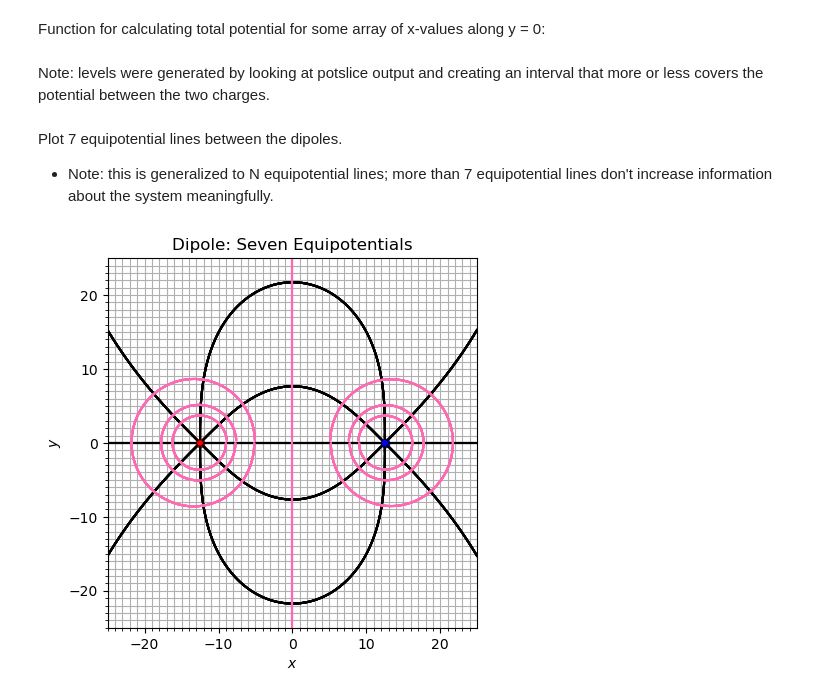
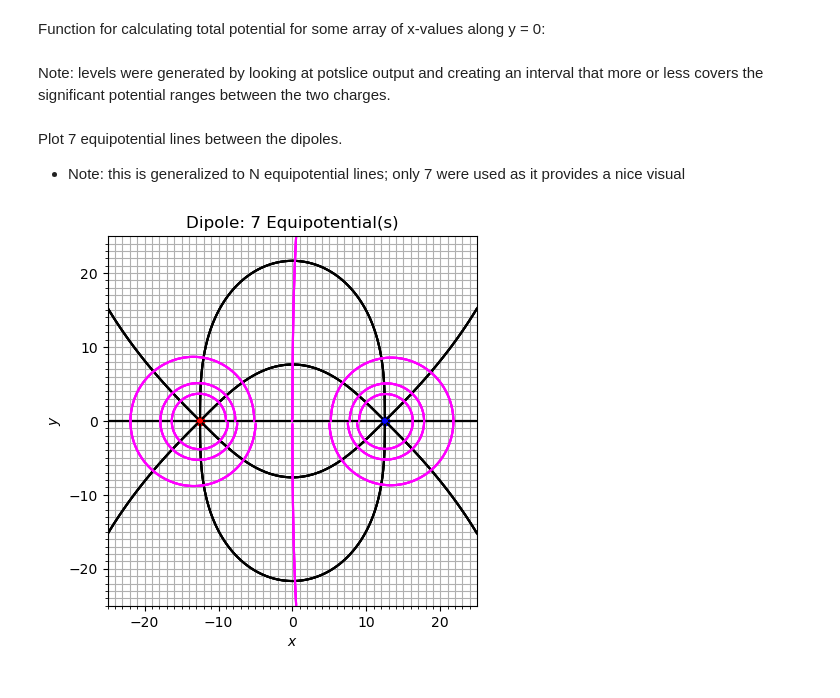
Before and after one commit to a-gilotra/Computational_EM, a Jupyter notebook: Unit3.ipynb, the cells around one changed output. Saved outputs shown, nothing was run; the diff lists cells and outputs as text; code cells hidden in the pictures.

```diff
--- a/Unit3.ipynb
+++ b/Unit3.ipynb
@@ -289,0 +286,10 @@ Plotting equipotentials:
+# %%
+def rk22(xi, yi, Ex, Ey, charges, h):
+    xmid, ymid = euler(xi, yi, Ex, Ey, h/2)
+    Exmid, Eymid = net_efield(xmid, ymid, charges)
+    Exmidrot, Eymidrot = -Eymid, Exmid  # Rotate electric field
+
+    xi, yi = euler(xi, yi, Exmidrot, Eymidrot, h) # Use rotated electric field to calculate final position
+
+
+    return xi, yi
@@ -290,29 +301,24 @@ Plotting equipotentials:
 # %%
 def equipotential(start, charges, ax, h, lim, tol):
     current = start
-    count  = 0
 
     while True:
         Ex, Ey = net_efield(current[0], current[1], charges)
 
-        Exrot, Eyrot = Ey, -Ex
+        new = rk22(current[0], current[1], Ex, Ey, charges, h)
 
-        new = rk2(current[0], current[1], Exrot, Eyrot, h)
-
-        if count > 10:
-            if term(new, start, tol):
-                break
+        if not termination(current, start, lim, lim, tol, True) and termination(new, start, lim, lim, tol, True):
+            break # New termination criteria: if the new point is within the range and the current point is not, then terminate
 
         if new[0] < -lim or new[0] > lim or new[1] < -lim or new[1] > lim:
-            new = (np.clip(-new[0], -lim, lim), np.clip(-new[1], -lim, lim) )
-            current = new
-            continue
+            new = (np.clip(new[0], -lim, lim), np.clip(-new[1], -lim, lim) )
+            current = new # Use np.clip to make sure equipotential lines are inside the lims after teleportation
+            continue # Don't plot when teleported
 
 
-        ax.plot([current[0], new[0]], [current[1], new[1]], color="hotpink", linestyle="-")
+        ax.plot([current[0], new[0]], [current[1], new[1]], color="fuchsia", linestyle="-")
 
         current = new
-        count = count + 1
 
     return ax
 # %% [markdown]
@@ -346,36 +352,36 @@ def tot_potential(xgrid, charges):
         potentialslice += charge.potential(xgrid, 0)
     return potentialslice
 # %% [markdown]
-Note: levels were generated by looking at potslice output and creating an interval that more or less covers the potential between the two charges.
+Note: levels were generated by looking at potslice output and creating an interval that more or less covers the significant potential ranges between the two charges.
 # %%
-xgrid = np.linspace(-12.5, 12.5, 1000, endpoint=False)
+xgrid = np.linspace(-12.5, 12.5, 1000, endpoint=False) # Don't include the endpoints (i.e. the charges) as potential -> infinity there
 potslice = tot_potential(xgrid, dipole)
-levels = np.linspace(-0.24, 0.24, 7)
+N = 7
+levels = np.linspace(-0.24, 0.24, N)
 xvals = []
 
 for level in levels:
-    isabove = potslice > level
-    i = np.argmin(isabove)
-    xvals.append(xgrid[i])
+    xvals.append(xgrid[np.argmin(potslice > level)]) # Append the last point where the potential is above the threshold
 # %% [markdown]
 Plot 7 equipotential lines between the dipoles.
-- Note: this is generalized to N equipotential lines; more than 7 equipotential lines don't increase information about the system meaningfully.
+- Note: this is generalized to N equipotential lines; only 7 were used as it provides a nice visual
 # %%
 lim = 25
 dip_pos = np.array([[-lim/2, lim/2], [0, 0]])
 dipole = np.array([Charge(dip_pos[0, 0], dip_pos[1, 0], 1), Charge(dip_pos[0, 1], dip_pos[1, 1], -1)])
 ax = mplot(dipole, lim, lim)
 
 eq = eq_points(8, 0.5, -12.5, 0)
 h = 0.1
 
 for point in eq:
     field_line(point, (dip_pos[0, 1], dip_pos[1, 1]), lim, dipole, 'rk2', 'black', h, ax, True, 0.5)
 
 for val in xvals:
     equipotential([val, 0], dipole, ax, h, lim, 0.35)
 
-ax.set_title("Dipole: Seven Equipotentials")
+ax.set_title(f'Dipole: {N} Equipotential(s)')
+
 plt.show()
 # %% [output]
-[figure, old version]
+[figure, new version]
```
Also changed, not shown: parts of 26 cells of this notebook, 1 other file.
